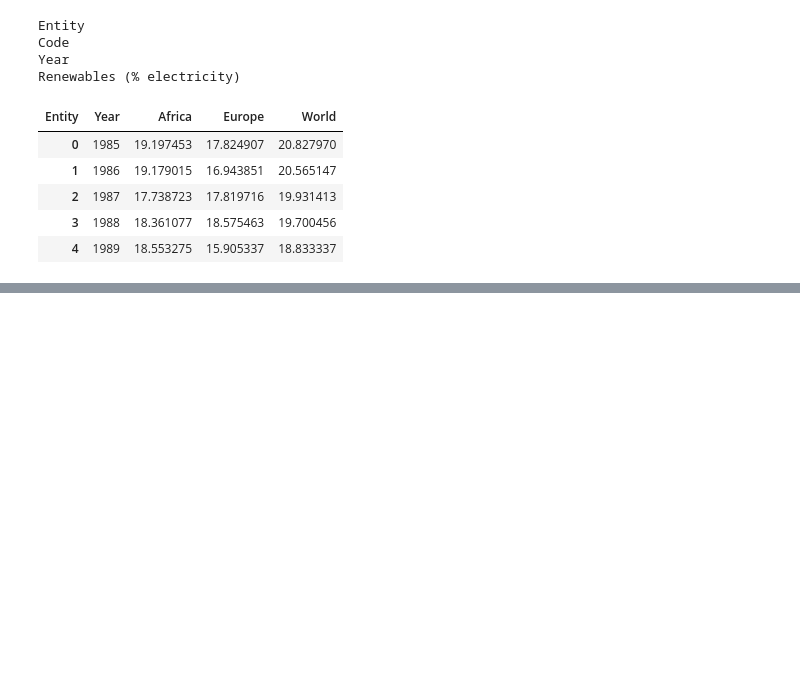
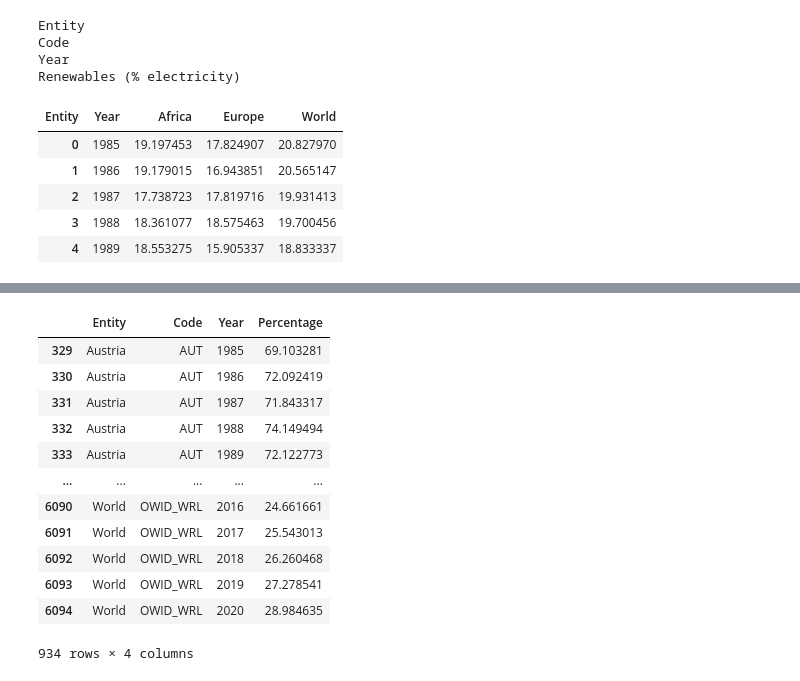
Before and after one commit to kkignasiak98/clean-energy-visualisation, a Jupyter notebook: Test.ipynb, the cells around one changed output, grey strips where cells are left out. Cells and saved outputs as stored; diff of their text form; code cells hidden in the pictures; blank space fills up the shorter version.

```diff
--- a/Test.ipynb
+++ b/Test.ipynb
@@ -51,0 +55,16 @@ fig.show()
+# %%
+df
+# %% [output]
+|  | Entity | Code | Year | Percentage |
+| 329 | Austria | AUT | 1985 | 69.103281 |
+| 330 | Austria | AUT | 1986 | 72.092419 |
+| 331 | Austria | AUT | 1987 | 71.843317 |
+| 332 | Austria | AUT | 1988 | 74.149494 |
+| 333 | Austria | AUT | 1989 | 72.122773 |
+| ... | ... | ... | ... | ... |
+| 6090 | World | OWID_WRL | 2016 | 24.661661 |
+| 6091 | World | OWID_WRL | 2017 | 25.543013 |
+| 6092 | World | OWID_WRL | 2018 | 26.260468 |
+| 6093 | World | OWID_WRL | 2019 | 27.278541 |
+| 6094 | World | OWID_WRL | 2020 | 28.984635 |
+934 rows × 4 columns
```
Also changed, not shown: parts of 6 cells of this notebook.
